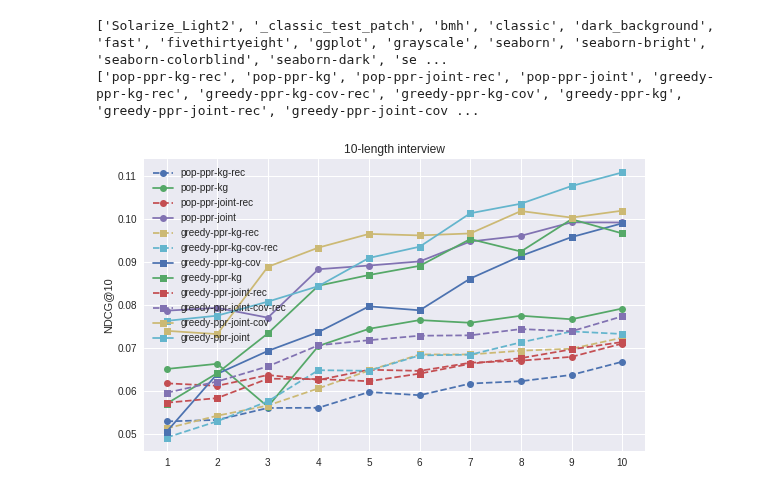
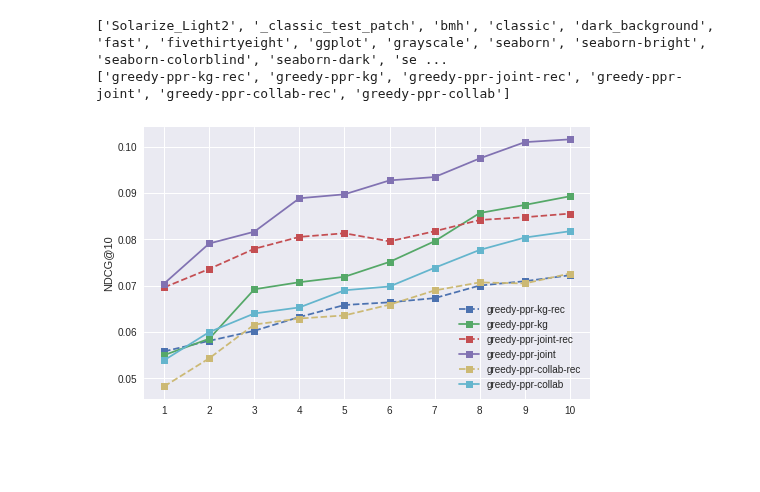
Before and after one commit to MI-911/cold-start-framework, a Jupyter notebook: tools/analysis/results/line_plot.ipynb, the cells around one changed output. Cells and saved outputs as stored; diff of their text form; code cells hidden in the pictures; blank space fills up the shorter version.

Commit message:
Updated line plot notebook

```diff
--- a/tools/analysis/results/line_plot.ipynb
+++ b/tools/analysis/results/line_plot.ipynb
@@ -6,36 +6,35 @@ from scipy.stats import ttest_ind, ttest_rel
 
 plt.rcParams['font.sans-serif'] = 'Helvetica'
 plt.rcParams['axes.linewidth'] = 0.8
 print(plt.style.available)
 plt.style.use('seaborn')
 
 metric = 'ndcg'
 cutoff = '10'
 n_questions = 10
 significance_level = 0.05
 
-#data = get(f'https://mindreader.tech/spectate/results/final_equal_popularity/{metric}/{cutoff}').json()
-data = get(f'http://localhost:5000/spectate/results/170k_equal/{metric}/{cutoff}').json()
-# if 'rec' in key
+data = get(f'https://mindreader.tech/spectate/results/170k_equal_20/{metric}/{cutoff}').json()
+#data = get(f'http://localhost:5000/spectate/results/170k_equal/{metric}/{cutoff}').json()
+
 models = sorted([key for key in data.keys()], reverse=True)
 
 print(models)
 fig, ax = plt.subplots(figsize=(8, 5))
 
 for model in models:
     x = np.arange(1, 11, 1)
     y = [np.mean(data[model][key- 1]) for key in x]
 
     plt.plot(x, y, label=model, marker='o' if 'pop' in model else 's', linestyle='dashed' if model.endswith('rec') else 'solid')
 
 plt.ylabel(f'{metric.upper()}@{cutoff}')
-plt.title(f'{n_questions}-length interview')
 
 plt.xticks(x)
 plt.legend()
 plt.savefig('lineplot.pdf', bbox_inches='tight')
 plt.show()
 # %% [output]
 ['Solarize_Light2', '_classic_test_patch', 'bmh', 'classic', 'dark_background', 'fast', 'fivethirtyeight', 'ggplot', 'grayscale', 'seaborn', 'seaborn-bright', 'seaborn-colorblind', 'seaborn-dark', 'se ...
-['pop-ppr-kg-rec', 'pop-ppr-kg', 'pop-ppr-joint-rec', 'pop-ppr-joint', 'greedy-ppr-kg-rec', 'greedy-ppr-kg-cov-rec', 'greedy-ppr-kg-cov', 'greedy-ppr-kg', 'greedy-ppr-joint-rec', 'greedy-ppr-joint-cov ...
+['greedy-ppr-kg-rec', 'greedy-ppr-kg', 'greedy-ppr-joint-rec', 'greedy-ppr-joint', 'greedy-ppr-collab-rec', 'greedy-ppr-collab']
-[figure, old version]
+[figure, new version]
```
Also changed, not shown: 1 other file.
